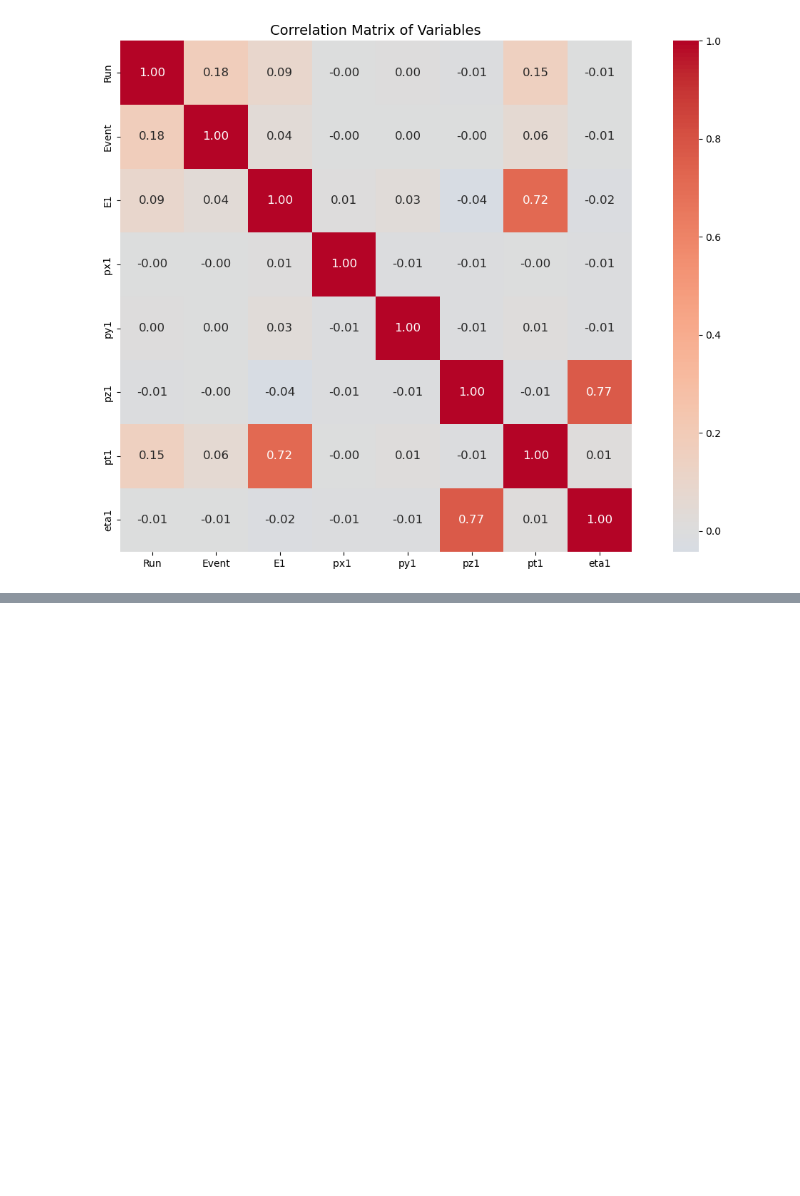
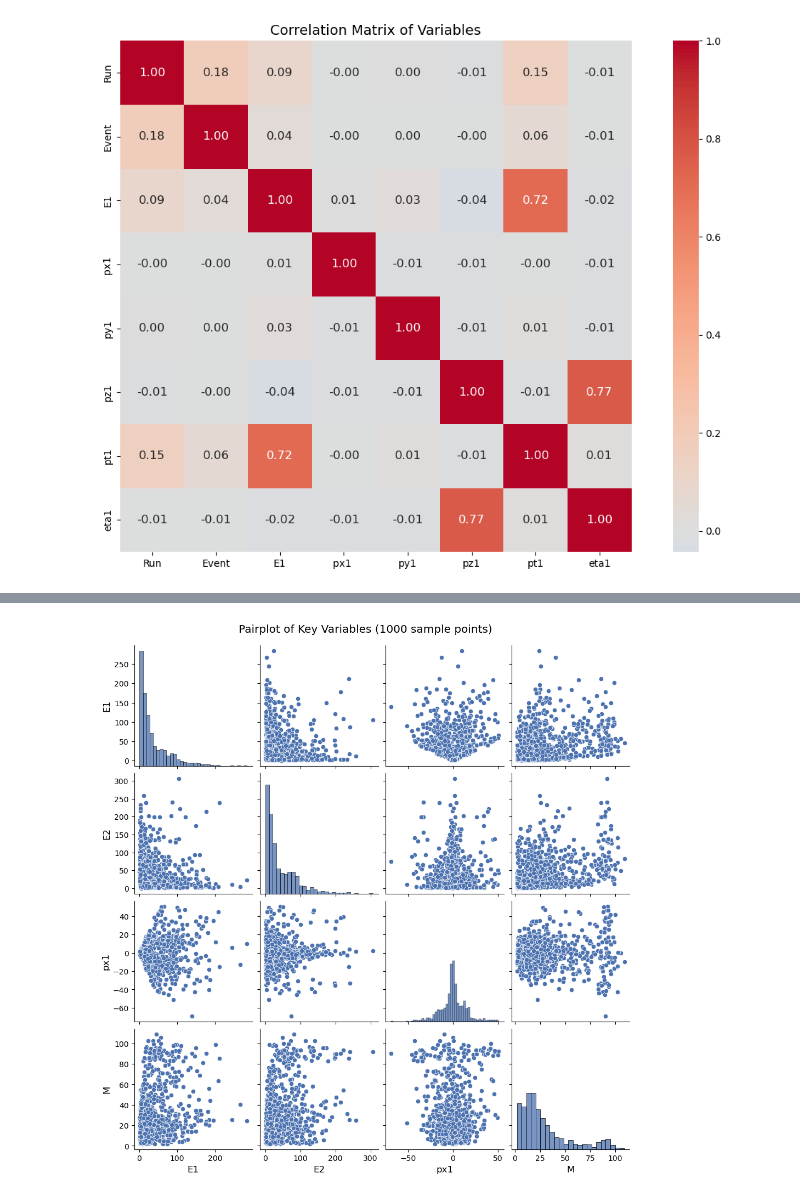
Before and after one commit to MatteoPedranzini/cern-electron-analysis, a Jupyter notebook: notebooks/Cern_Modular_Analysis.ipynb, the cells around one changed output, grey strips where cells are left out. Saved outputs shown, nothing was run; the diff lists cells and outputs as text; code cells hidden in the pictures; blank space fills up the shorter version.

```diff
--- a/notebooks/Cern_Modular_Analysis.ipynb
+++ b/notebooks/Cern_Modular_Analysis.ipynb
@@ -65,0 +98,12 @@ plot_correlation_matrix(df, columns=numeric_columns[:8],  # Limit to first 8 col
+# %%
+#Rename the 'px1 ' column to fix the error
+df = df.rename(columns={'px1 ': 'px1'})
+
+# Create a pairplot with a sample of 1000 points for faster rendering
+sample_df = df.sample(n=1000, random_state=42)
+
+plot_pairplot(sample_df,
+              columns=['E1', 'E2', 'px1', 'M'],
+              title='Pairplot of Key Variables (1000 sample points)')
+# %% [output]
+[figure, added]
```
Also changed, not shown: parts of 2 cells of this notebook.
